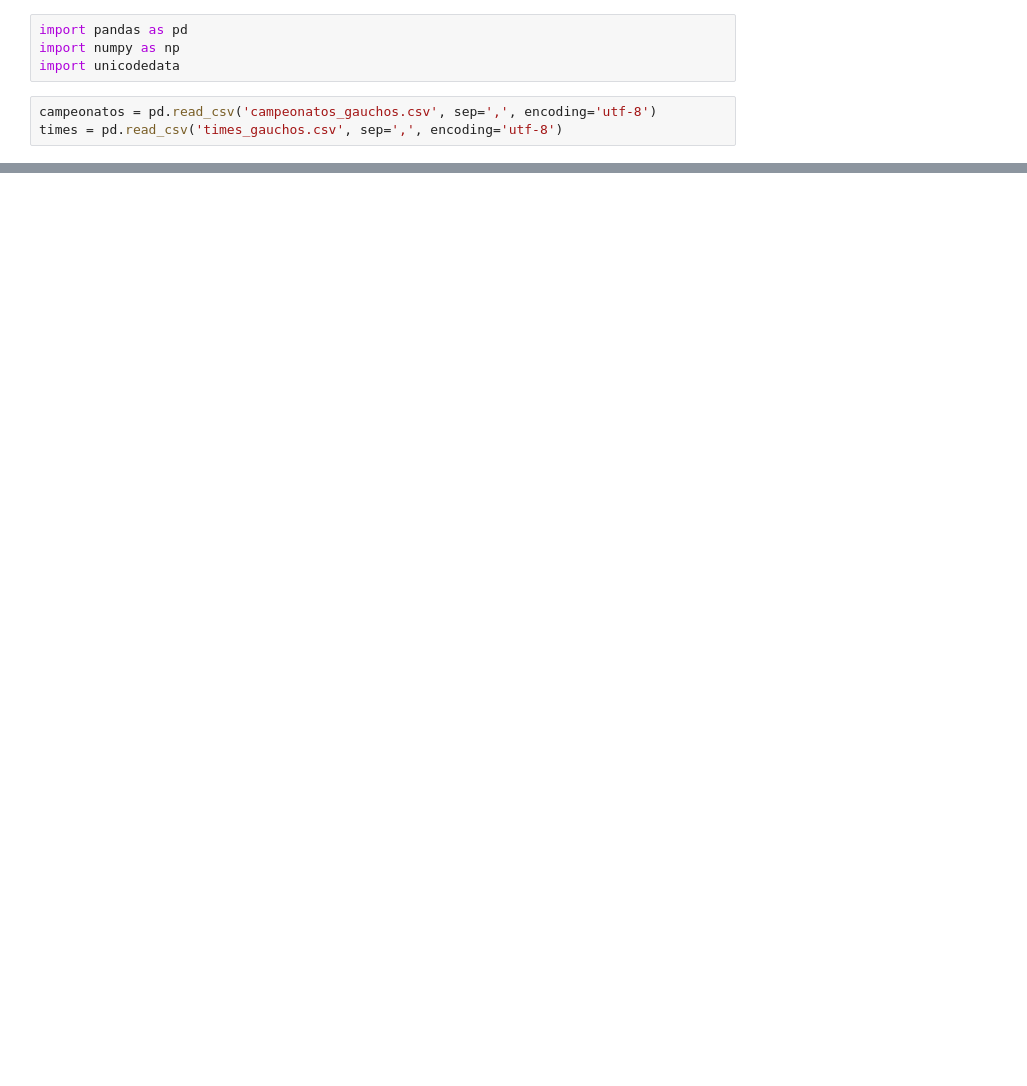
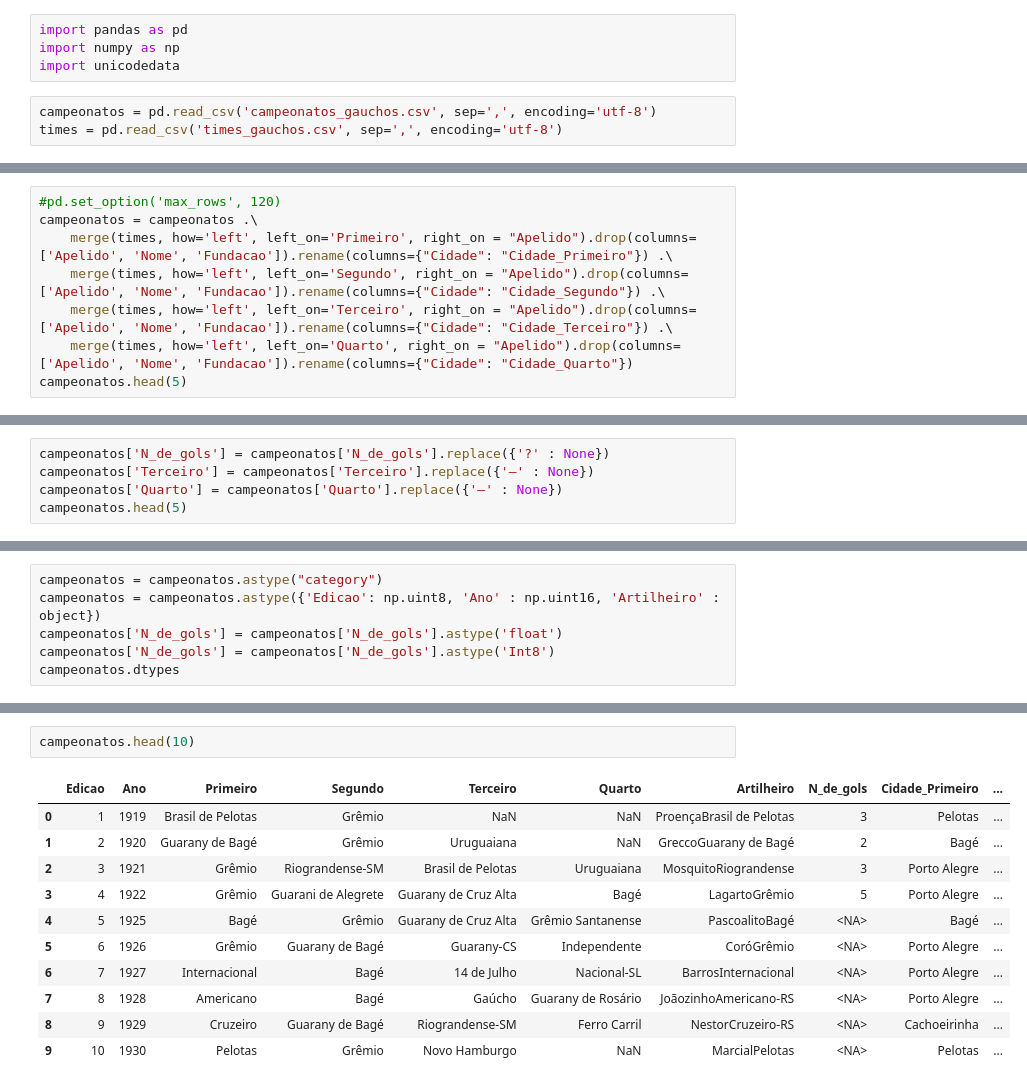
Before and after one commit to VitorBSP/Multiverso_greNAL, a Jupyter notebook: tratamento_banco.ipynb, the cells around one changed output, grey strips where cells are left out. Cells and saved outputs as stored; diff of their text form; blank space fills up the shorter version.

```diff
--- a/tratamento_banco.ipynb
+++ b/tratamento_banco.ipynb
@@ -75,0 +180,8 @@ times.append('Apelido': 'Apelido_new')
+# %%
+#pd.set_option('max_rows', 120)
+campeonatos = campeonatos .\
+    merge(times, how='left', left_on='Primeiro', right_on = "Apelido").drop(columns=['Apelido', 'Nome', 'Fundacao']).rename(columns={"Cidade": "Cidade_Primeiro"}) .\
+    merge(times, how='left', left_on='Segundo', right_on = "Apelido").drop(columns=['Apelido', 'Nome', 'Fundacao']).rename(columns={"Cidade": "Cidade_Segundo"}) .\
+    merge(times, how='left', left_on='Terceiro', right_on = "Apelido").drop(columns=['Apelido', 'Nome', 'Fundacao']).rename(columns={"Cidade": "Cidade_Terceiro"}) .\
+    merge(times, how='left', left_on='Quarto', right_on = "Apelido").drop(columns=['Apelido', 'Nome', 'Fundacao']).rename(columns={"Cidade": "Cidade_Quarto"})
+campeonatos.head(5)
@@ -75,0 +195,5 @@ times.append('Apelido': 'Apelido_new')
+# %%
+campeonatos['N_de_gols'] = campeonatos['N_de_gols'].replace({'?' : None})
+campeonatos['Terceiro'] = campeonatos['Terceiro'].replace({'—' : None})
+campeonatos['Quarto'] = campeonatos['Quarto'].replace({'—' : None})
+campeonatos.head(5)
@@ -75,0 +255,6 @@ times.append('Apelido': 'Apelido_new')
+# %%
+campeonatos = campeonatos.astype("category")
+campeonatos = campeonatos.astype({'Edicao': np.uint8, 'Ano' : np.uint16, 'Artilheiro' : object})
+campeonatos['N_de_gols'] = campeonatos['N_de_gols'].astype('float')
+campeonatos['N_de_gols'] = campeonatos['N_de_gols'].astype('Int8')
+campeonatos.dtypes
@@ -75,0 +275,14 @@ times.append('Apelido': 'Apelido_new')
+# %%
+campeonatos.head(10)
+# %% [output]
+|  | Edicao | Ano | Primeiro | Segundo | Terceiro | Quarto | Artilheiro | N_de_gols | Cidade_Primeiro | ... |
+| 0 | 1 | 1919 | Brasil de Pelotas | Grêmio | NaN | NaN | ProençaBrasil de Pelotas | 3 | Pelotas | ... |
+| 1 | 2 | 1920 | Guarany de Bagé | Grêmio | Uruguaiana | NaN | GreccoGuarany de Bagé | 2 | Bagé | ... |
+| 2 | 3 | 1921 | Grêmio | Riograndense-SM | Brasil de Pelotas | Uruguaiana | MosquitoRiograndense | 3 | Porto Alegre | ... |
+| 3 | 4 | 1922 | Grêmio | Guarani de Alegrete | Guarany de Cruz Alta | Bagé | LagartoGrêmio | 5 | Porto Alegre | ... |
+| 4 | 5 | 1925 | Bagé | Grêmio | Guarany de Cruz Alta | Grêmio Santanense | PascoalitoBagé | <NA> | Bagé | ... |
+| 5 | 6 | 1926 | Grêmio | Guarany de Bagé | Guarany-CS | Independente | CoróGrêmio | <NA> | Porto Alegre | ... |
+| 6 | 7 | 1927 | Internacional | Bagé | 14 de Julho | Nacional-SL | BarrosInternacional | <NA> | Porto Alegre | ... |
+| 7 | 8 | 1928 | Americano | Bagé | Gaúcho | Guarany de Rosário | JoãozinhoAmericano-RS | <NA> | Porto Alegre | ... |
+| 8 | 9 | 1929 | Cruzeiro | Guarany de Bagé | Riograndense-SM | Ferro Carril | NestorCruzeiro-RS | <NA> | Cachoeirinha | ... |
+| 9 | 10 | 1930 | Pelotas | Grêmio | Novo Hamburgo | NaN | MarcialPelotas | <NA> | Pelotas | ... |
```
Also changed, not shown: parts of 33 cells of this notebook.
